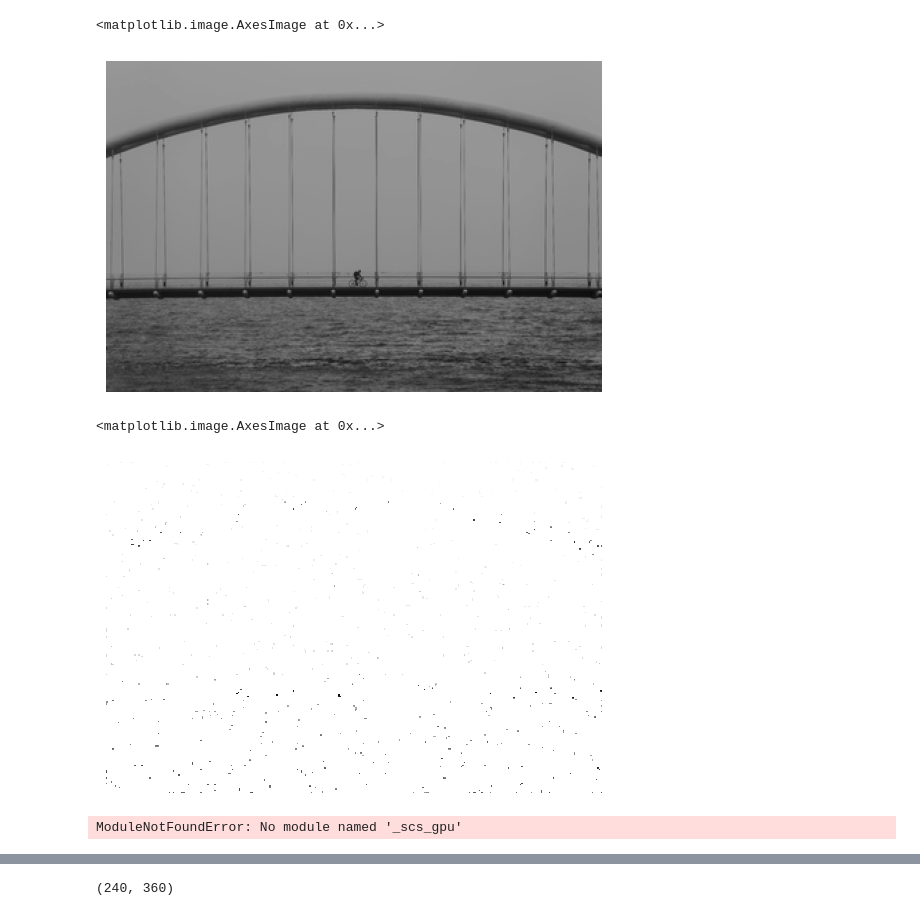
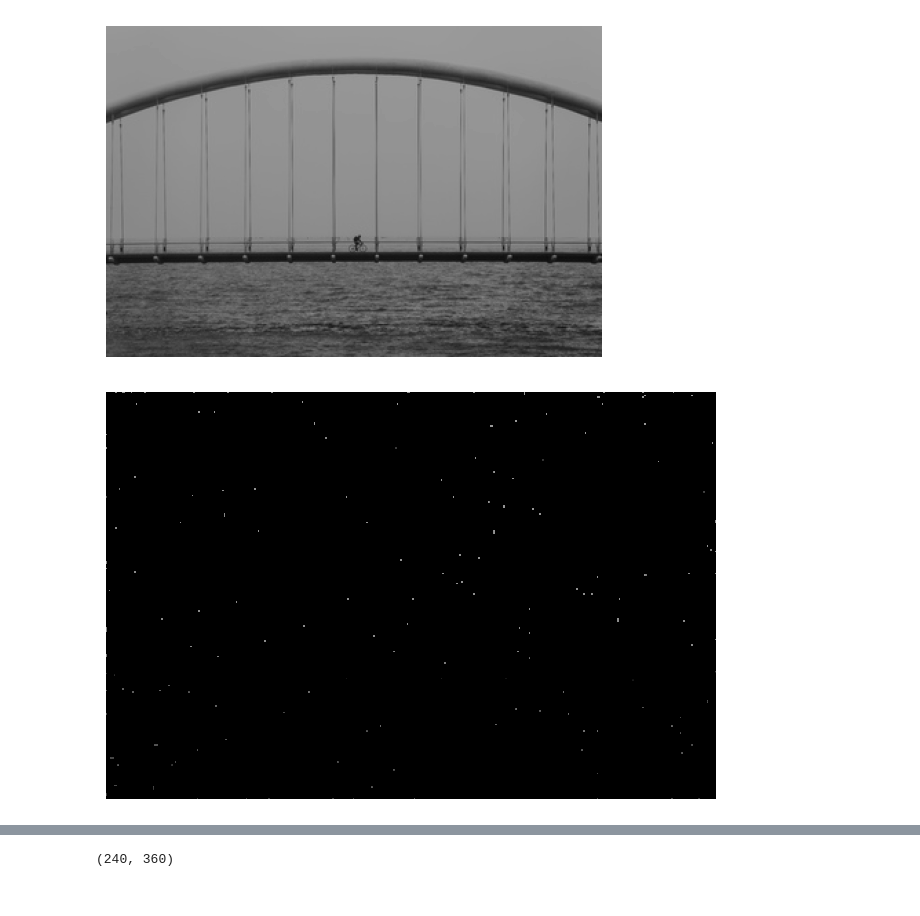
Before and after one commit to akrajewska/css-matrix-completion, a Jupyter notebook: examples/pics.ipynb, the cells around one changed output, grey strips where cells are left out. Drawn from its saved outputs; the diff is of its cells as text; code cells hidden in the pictures.

```diff
--- a/examples/pics.ipynb
+++ b/examples/pics.ipynb
@@ -2,29 +2,36 @@
 import os
 from matplotlib import pyplot as plt
 from matplotlib.image import imread
+from pathlib import Path
+
 path = os.path.join('DATA/PICS', 'most.pgm')
 M = imread(path).astype('float32')
 plt.axis('off')
 plt.imshow(M, cmap='gray', vmin=0, vmax=400)
+plt.margins(x=0)
+plt.savefig(Path('DATA/PICS/most.jpg'),bbox_inches='tight', pad_inches=0)
 # %% [output]
-<matplotlib.image.AxesImage at 0x...>
 [figure]
-# %%
-from utils.data_generation import remove_pixels_uniformly
-
-M_incomplete = remove_pixels_uniformly(M, missing_part=0.7)
-plt.axis('off')
-plt.imshow(M_incomplete, cmap='gray')
-# %% [output]
-<matplotlib.image.AxesImage at 0x...>
-[figure, removed]
-# %%
-%%time
-from src.css_matrix_completion.mc import nn_complete
-
-M_filled = nn_complete(M_incomplete)
-plt.axis('off')
-plt.imshow(M_filled, cmap='gray',  vmin=0, vmax=400)
-# %% [output]
-ModuleNotFoundError: No module named '_scs_gpu'
+# %%
+from utils.data_generation import remove_pixels_uniformly
+import numpy as np
+from pathlib import Path
+import matplotlib
+
+
+M_incomplete = remove_pixels_uniformly(M, missing_part=0.8)
+plt.axis('off')
+plt.tight_layout()
+current_cmap = matplotlib.cm.get_cmap('gray')
+current_cmap.set_bad(color='black')
+
+
+
+
+plt.imshow(M_incomplete, vmin=0, vmax=400, cmap=current_cmap )
+plt.margins(x=0)
+plt.savefig(Path('DATA/PICS/most_missing.jpg') ,bbox_inches='tight', pad_inches=0)
+#missing_mask = np.isnan(M_incomplete)
+# %% [output]
+[figure, added]
 # %%
```
Also changed, not shown: parts of 8 cells of this notebook, 25 other files.
